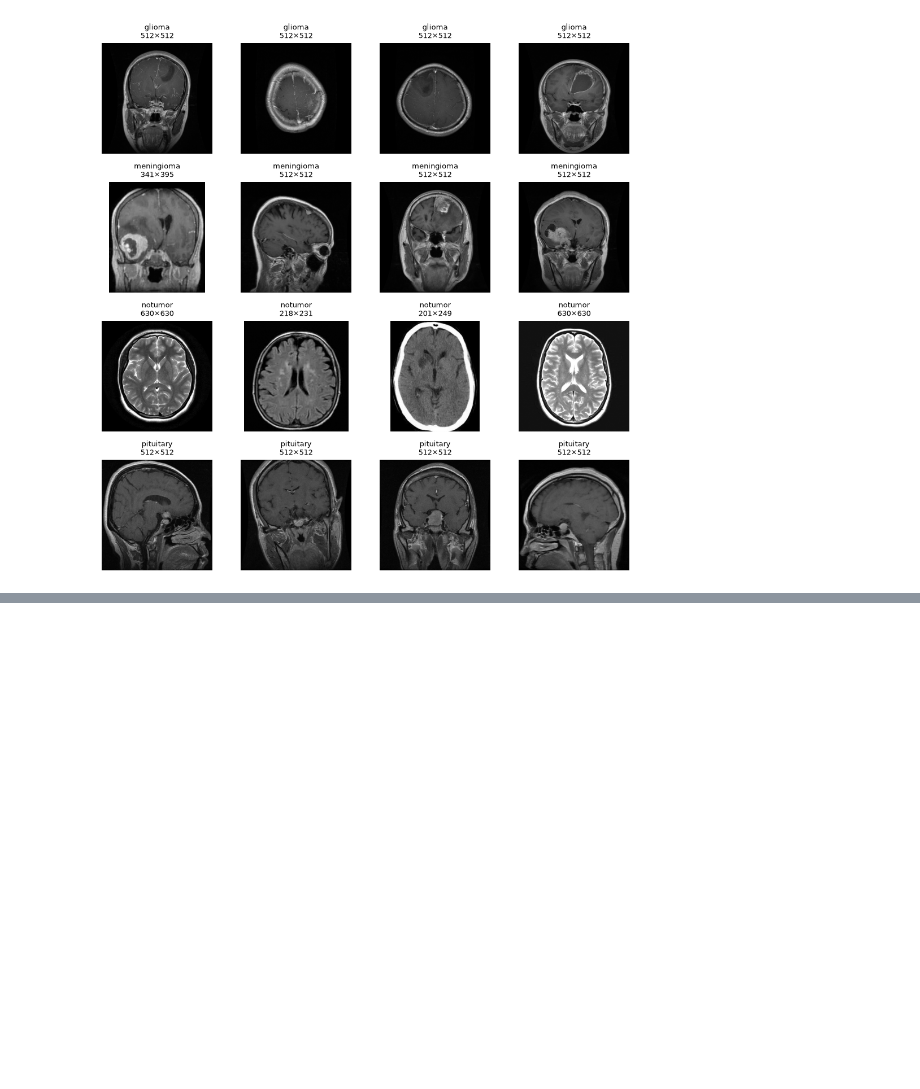
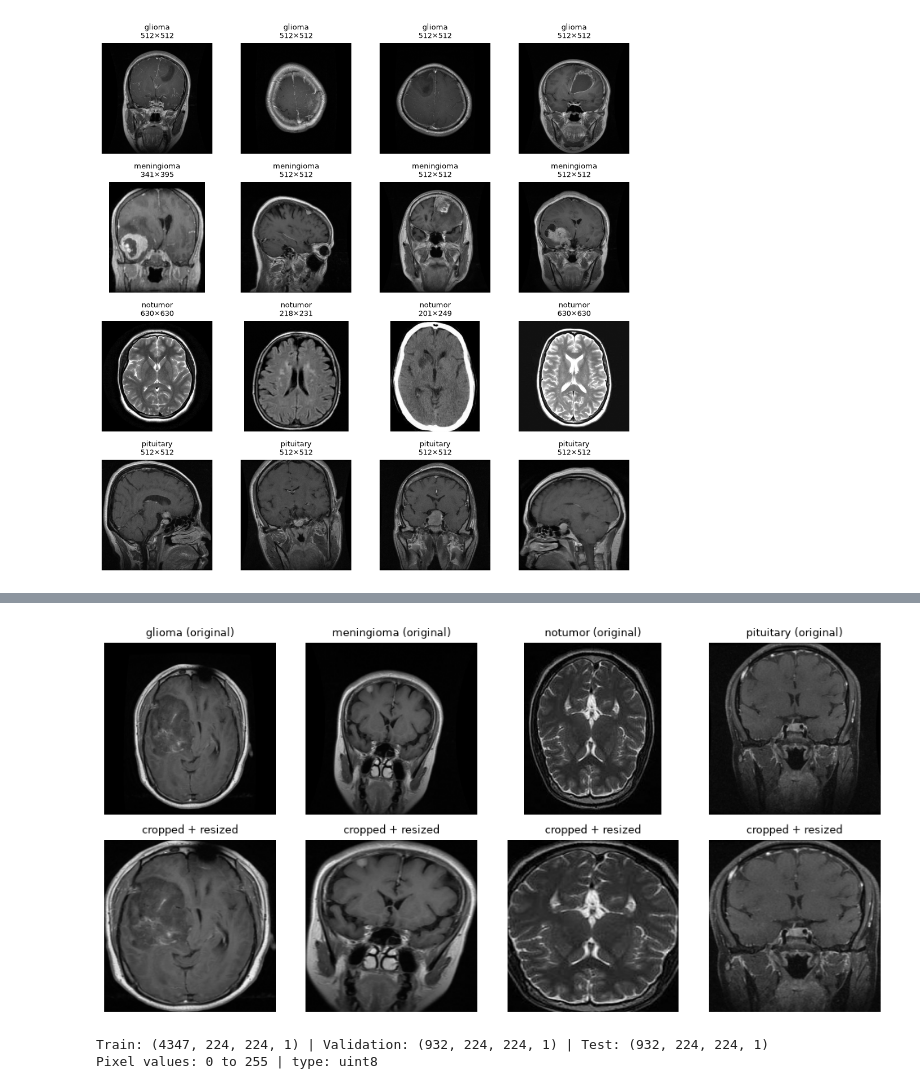
Before and after one commit to karam294/brain-tumor-mri-classification, a Jupyter notebook: notebooks/main.ipynb, the cells around one changed output, grey strips where cells are left out. Drawn from its saved outputs; the diff is of its cells as text; code cells hidden in the pictures; blank space fills up the shorter version.

```diff
--- a/notebooks/main.ipynb
+++ b/notebooks/main.ipynb
@@ -193,0 +325,15 @@ plt.show()
+# %%
+from sklearn.model_selection import train_test_split
+
+train_idx, temp_idx = train_test_split(clean.index, test_size=0.30, stratify=clean["label"], random_state=SEED)
+val_idx, test_idx = train_test_split(temp_idx, test_size=0.50, stratify=clean.loc[temp_idx, "label"], random_state=SEED)
+
+clean["split"] = "train"
+clean.loc[val_idx, "split"] = "val"
+clean.loc[test_idx, "split"] = "test"
+print(pd.crosstab(clean["label"], clean["split"], margins=True, margins_name="Total")[["train", "val", "test", "Total"]])
+
+# Save the split (file paths relative to the dataset folder, so it works on any computer)
+clean["file"] = [Path(p).relative_to(DATA_DIR).as_posix() for p in clean["path"]]
+os.makedirs("../data", exist_ok=True)
+clean[["file", "label", "split"]].to_csv("../data/split_manifest.csv", index=False)
@@ -193,0 +351,47 @@ plt.show()
+# %%
+IMG_SIZE = 224
+
+def crop_and_resize(path, size=IMG_SIZE):
+    """Crop the image to the head (removing the black borders) and resize it to size × size."""
+    img = cv2.imread(path, cv2.IMREAD_GRAYSCALE)
+    # Mark the pixels brighter than the background, ignoring small specks of noise
+    blurred = cv2.GaussianBlur(img, (5, 5), 0)
+    _, mask = cv2.threshold(blurred, 45, 255, cv2.THRESH_BINARY)
+    mask = cv2.morphologyEx(mask, cv2.MORPH_OPEN, np.ones((5, 5), np.uint8))
+    # Crop to the box that contains all the bright pixels (the head)
+    ys, xs = np.nonzero(mask)
+    if len(xs) > 0:
+        img = img[ys.min():ys.max() + 1, xs.min():xs.max() + 1]
+    return cv2.resize(img, (size, size), interpolation=cv2.INTER_AREA)
+
+# One example per class: original (top) and after cropping + resizing (bottom)
+examples = clean.groupby("label").sample(1, random_state=SEED)
+fig, axes = plt.subplots(2, 4, figsize=(10, 5))
+for col, (_, item) in enumerate(examples.iterrows()):
+    axes[0, col].imshow(cv2.imread(item["path"], cv2.IMREAD_GRAYSCALE), cmap="gray")
+    axes[0, col].set_title(f"{item['label']} (original)", fontsize=9)
+    axes[1, col].imshow(crop_and_resize(item["path"]), cmap="gray")
+    axes[1, col].set_title("cropped + resized", fontsize=9)
+    for row in range(2):
+        axes[row, col].axis("off")
+plt.tight_layout()
+plt.show()
+# %% [output]
+[figure, added]
+# %%
+def load_split(split):
+    """Crop and resize all images of one split; return images (n, 224, 224, 1) and integer labels."""
+    part = clean[clean["split"] == split]
+    X = np.stack([crop_and_resize(p) for p in part["path"]])[..., np.newaxis]
+    y = part["label"].map(CLASSES.index).to_numpy()
+    return X, y
+
+X_train, y_train = load_split("train")
+X_val, y_val = load_split("val")
+X_test, y_test = load_split("test")
+
+print("Train:", X_train.shape, "| Validation:", X_val.shape, "| Test:", X_test.shape)
+print("Pixel values:", X_train.min(), "to", X_train.max(), "| type:", X_train.dtype)
+# %% [output]
+Train: (4347, 224, 224, 1) | Validation: (932, 224, 224, 1) | Test: (932, 224, 224, 1)
+Pixel values: 0 to 255 | type: uint8
```
Also changed, not shown: parts of 16 cells of this notebook, 2 other files.
